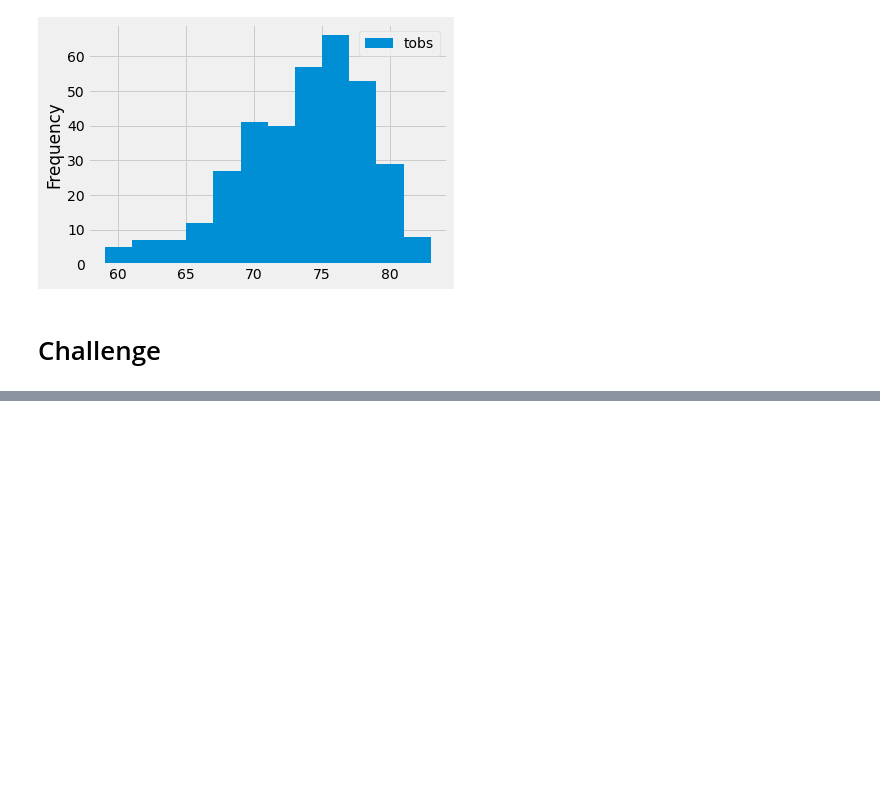
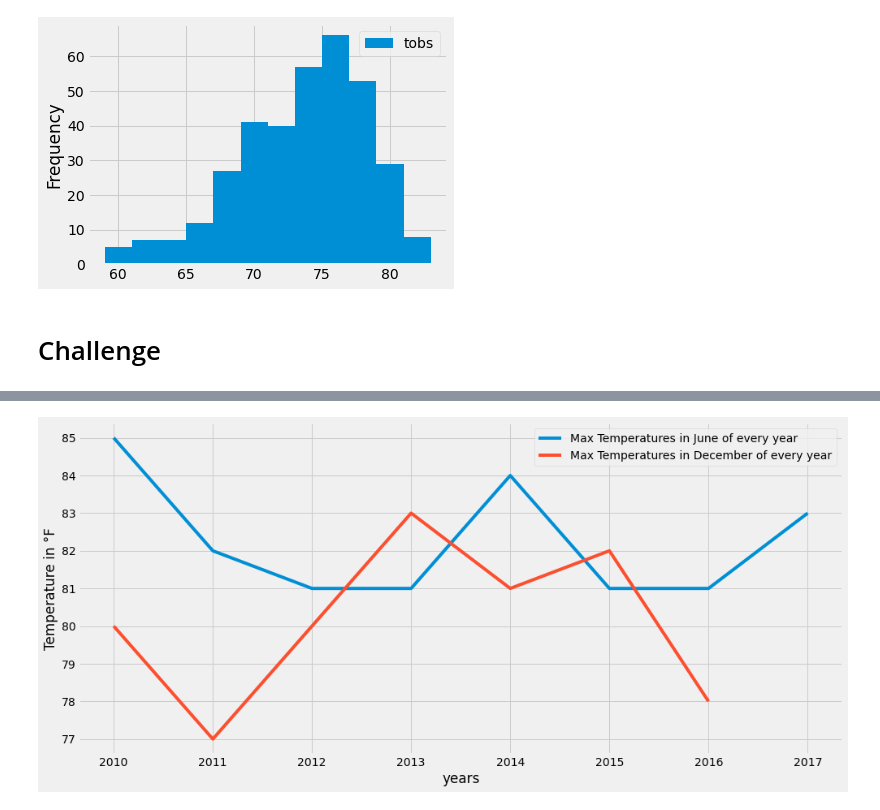
Before and after one commit to Nethra3698/surfs_up, a Jupyter notebook: climate_analysis.ipynb, the cells around one changed output, grey strips where cells are left out. Saved outputs shown, nothing was run; the diff lists cells and outputs as text; code cells hidden in the pictures; blank space fills up the shorter version.

```diff
--- a/climate_analysis.ipynb
+++ b/climate_analysis.ipynb
@@ -113,0 +156,18 @@ plt.tight_layout()
+# %%
+# Comparing Stats
+dectempmax=session.query(func.max(Measurement.tobs).filter(func.extract('month', Measurement.date)== 12)).group_by(func.extract('year',Measurement.date)).all()
+junetempmax=session.query(func.max(Measurement.tobs).filter(func.extract('month', Measurement.date)== 6)).group_by(func.extract('year',Measurement.date)).all()
+decprcpmax=session.query(func.max(Measurement.prcp).filter(func.extract('month', Measurement.date)== 12)).group_by(func.extract('year',Measurement.date)).all()
+juneprcpmax=session.query(func.max(Measurement.prcp).filter(func.extract('month', Measurement.date)== 6)).group_by(func.extract('year',Measurement.date)).all()
+# %%
+years=[2010,2011,2012,2013,2014,2015,2016,2017]
+plt.figure(figsize=(15,7))
+plt.plot(years,junetempmax,label="Max Temperatures in June of every year")
+plt.plot(years,dectempmax, label="Max Temperatures in December of every year")
+plt.xlabel('years')
+plt.ylabel('Temperature in °F')
+plt.legend()
+plt.show()
+#plt.tight_layout()
+# %% [output]
+[figure, added]
```
Also changed, not shown: parts of 3 cells of this notebook, 4 other files.
